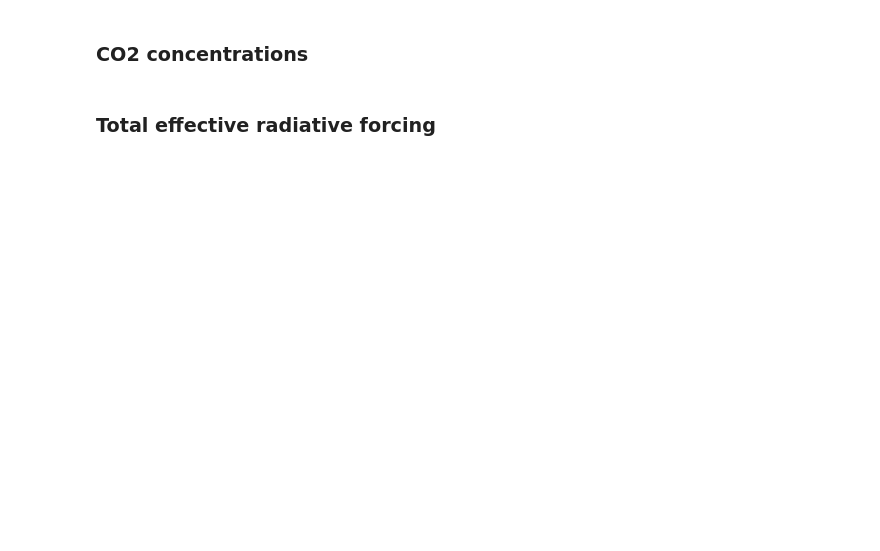
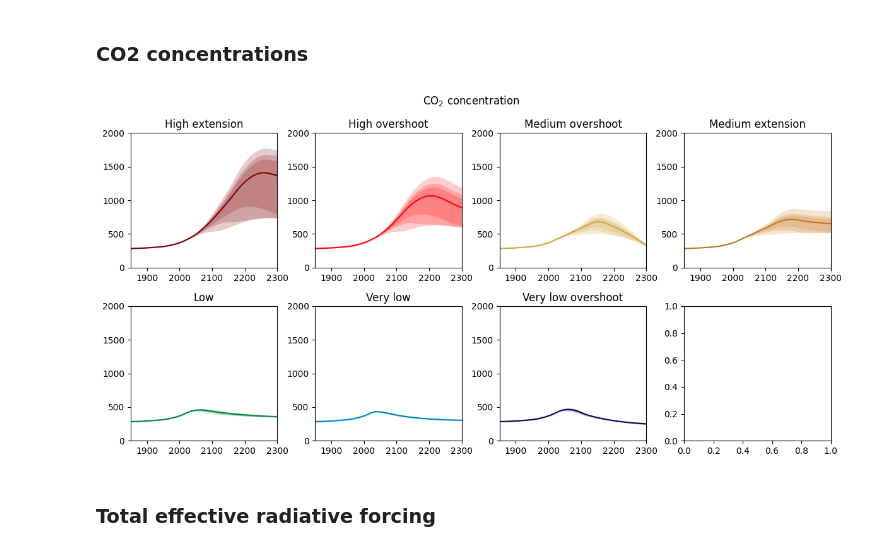
Before and after one commit to OMS-NetZero/FAIR, a Jupyter notebook: examples/calibrated_constrained_ensemble.ipynb, the cells around one changed output. Cells and saved outputs as stored; diff of their text form; code cells hidden in the pictures; blank space fills up the shorter version.

```diff
--- a/examples/calibrated_constrained_ensemble.ipynb
+++ b/examples/calibrated_constrained_ensemble.ipynb
@@ -57,5 +82,13 @@ Since the eight tier 1 & tier 2 SSPs are shipped with RCMIP, and they are quite
 # %%
-scenarios = ["ssp119", "ssp126", "ssp245", "ssp370", "ssp434", "ssp460", "ssp534-over", "ssp585"]
+scenarios = [
+    "high-extension",
+    "high-overshoot",
+    "medium-overshoot",
+    "medium-extension",
+    "low",
+    "verylow",
+    "verylow-overshoot",
+]
 # %%
 f.define_scenarios(scenarios)
 # %% [markdown]
@@ -439,37 +345,39 @@ fig, ax = pl.subplots(2, 4, figsize=(12, 6))
 for i, scenario in enumerate(scenarios):
     for pp in ((0, 100), (5, 95), (16, 84)):
         ax[i // 4, i % 4].fill_between(
             f.timebounds,
             np.percentile(
                 f.concentration.loc[dict(scenario=scenario, specie='CO2')],
                 pp[0],
                 axis=1,
             ),
             np.percentile(
                 f.concentration.loc[dict(scenario=scenario, specie='CO2')],
                 pp[1],
                 axis=1,
             ),
-            color=ar6_colors[scenarios[i]],
+            color=colors[scenarios[i]],
             alpha=0.2,
             lw=0
         )
 
     ax[i // 4, i % 4].plot(
         f.timebounds,
         np.median(
             f.concentration.loc[dict(scenario=scenario, specie='CO2')],
             axis=1,
         ),
-        color=ar6_colors[scenarios[i]],
+        color=colors[scenarios[i]],
     )
     ax[i // 4, i % 4].set_xlim(1850, 2300)
-    ax[i // 4, i % 4].set_ylim(0, 2500)
+    ax[i // 4, i % 4].set_ylim(0, 2000)
     ax[i // 4, i % 4].axhline(0, color="k", ls=":", lw=0.5)
     ax[i // 4, i % 4].set_title(fancy_titles[scenarios[i]])
 
-pl.suptitle("SSP CO$_2$ concentration")
+pl.suptitle("CO$_2$ concentration")
 fig.tight_layout()
+# %% [output]
+[figure, added]
 # %% [markdown]
 ### Total effective radiative forcing
 # %%
```
Also changed, not shown: parts of 43 cells of this notebook, 5 other files.
